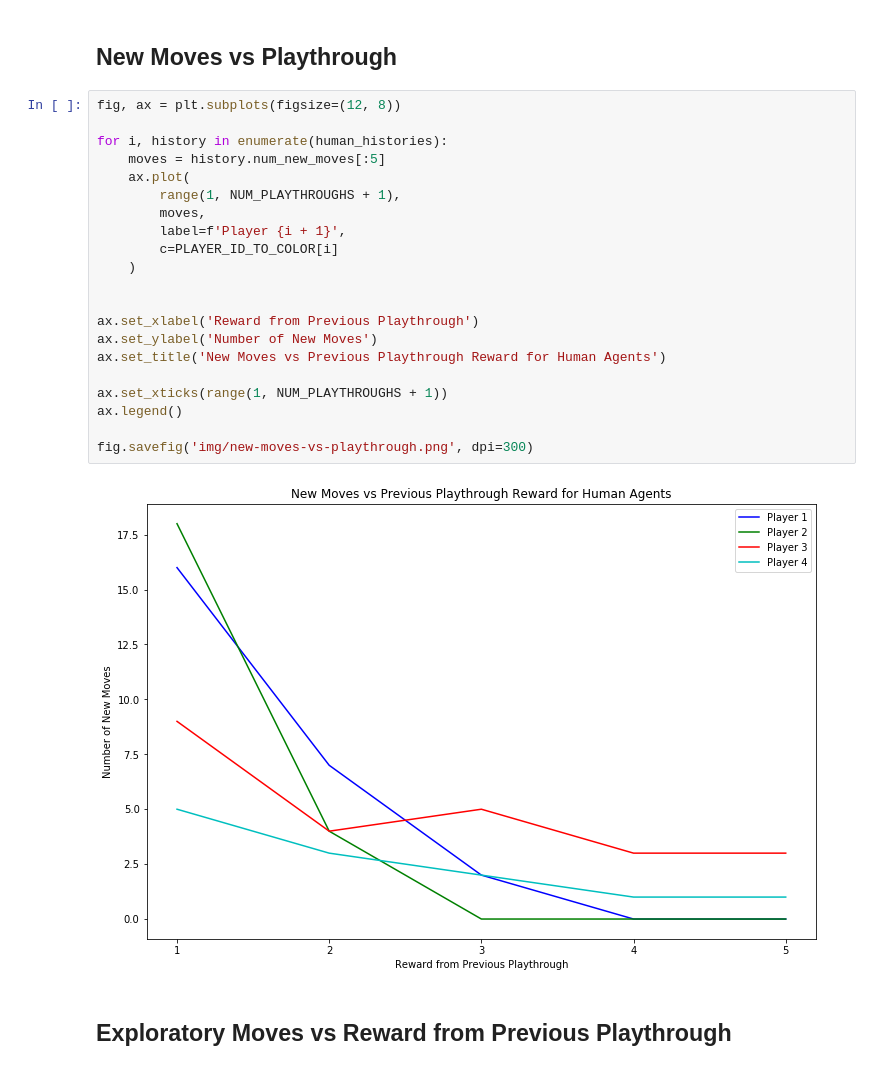
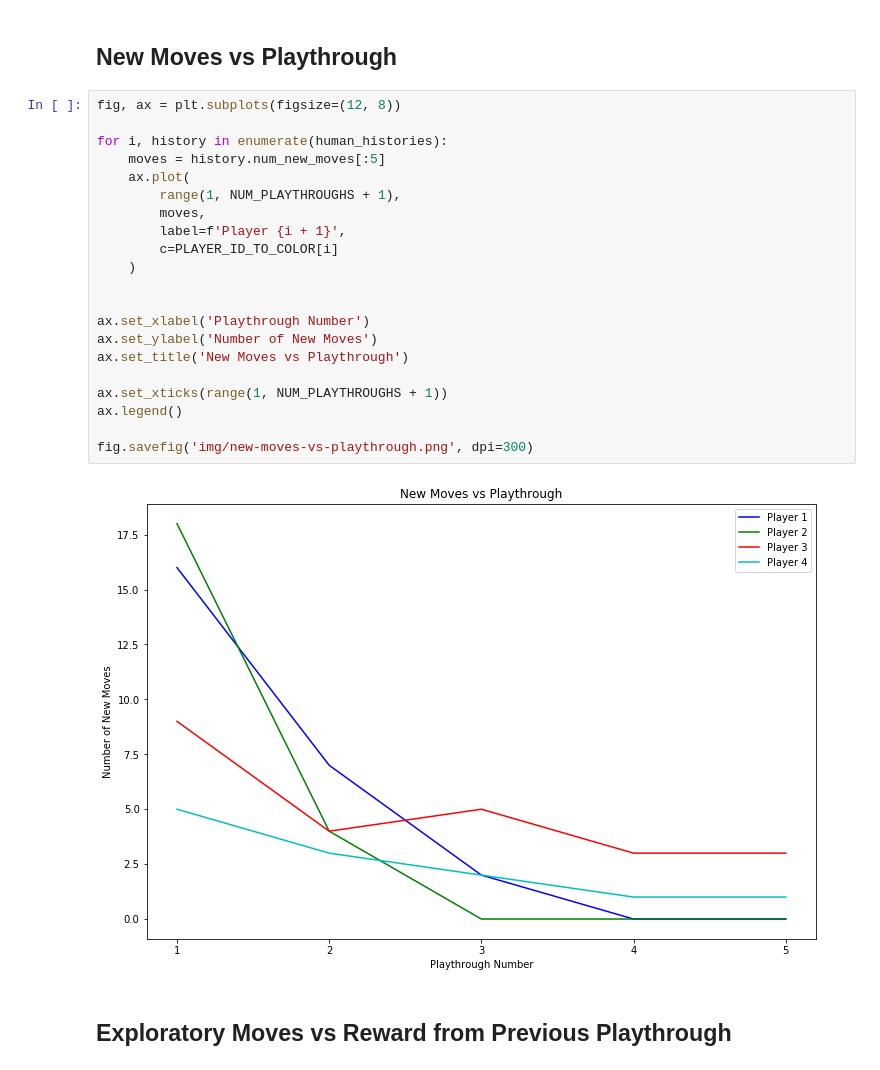
Before and after one commit to Yustynn/decision-theory-rl-and-data-analysis, a Jupyter notebook: RL.ipynb, the cells around one changed output. Drawn from its saved outputs; the diff is of its cells as text.

```diff
--- a/RL.ipynb
+++ b/RL.ipynb
@@ -757,26 +764,26 @@ fig.savefig('img/exploratory-moves-vs-playthrough.png', dpi=300)
 # %%
 fig, ax = plt.subplots(figsize=(12, 8))
 
 for i, history in enumerate(human_histories):
     moves = history.num_new_moves[:5]
     ax.plot(
         range(1, NUM_PLAYTHROUGHS + 1),
         moves,
         label=f'Player {i + 1}',
         c=PLAYER_ID_TO_COLOR[i]
     )
 
 
-ax.set_xlabel('Reward from Previous Playthrough')
+ax.set_xlabel('Playthrough Number')
 ax.set_ylabel('Number of New Moves')
-ax.set_title('New Moves vs Previous Playthrough Reward for Human Agents')
+ax.set_title('New Moves vs Playthrough')
 
 ax.set_xticks(range(1, NUM_PLAYTHROUGHS + 1))
 ax.legend()
 
 fig.savefig('img/new-moves-vs-playthrough.png', dpi=300)
 # %% [output]
-[figure, old version]
+[figure, new version]
 # %% [markdown]
 ## Exploratory Moves vs Reward from Previous Playthrough
 # %%
```
Also changed, not shown: parts of 3 cells of this notebook, 1 other file.
